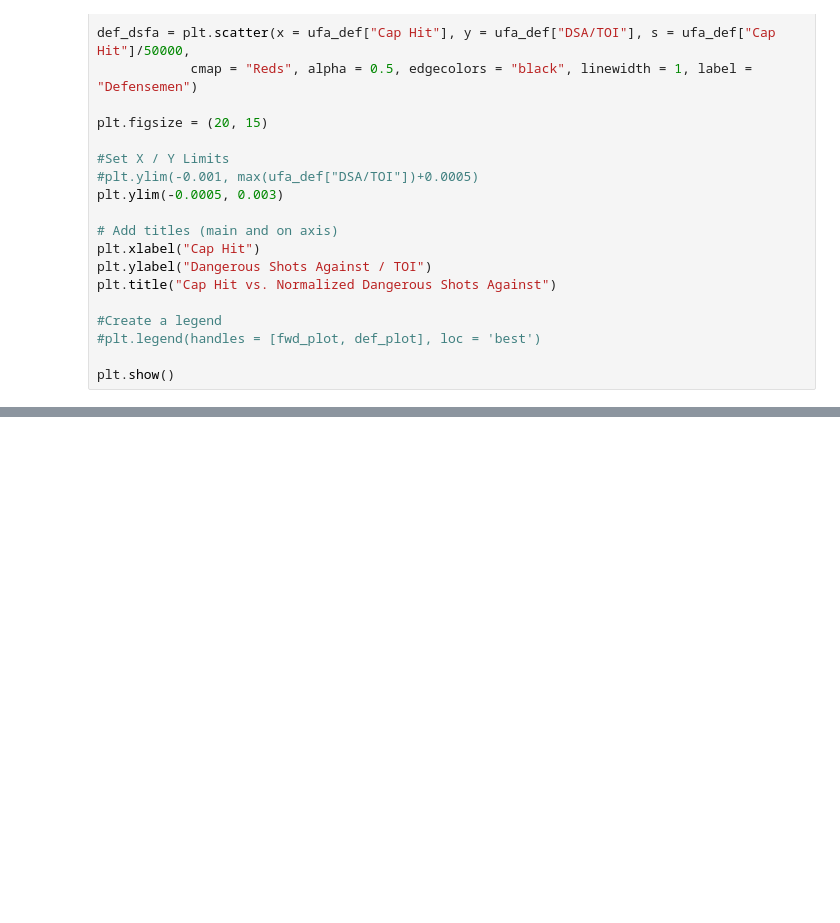
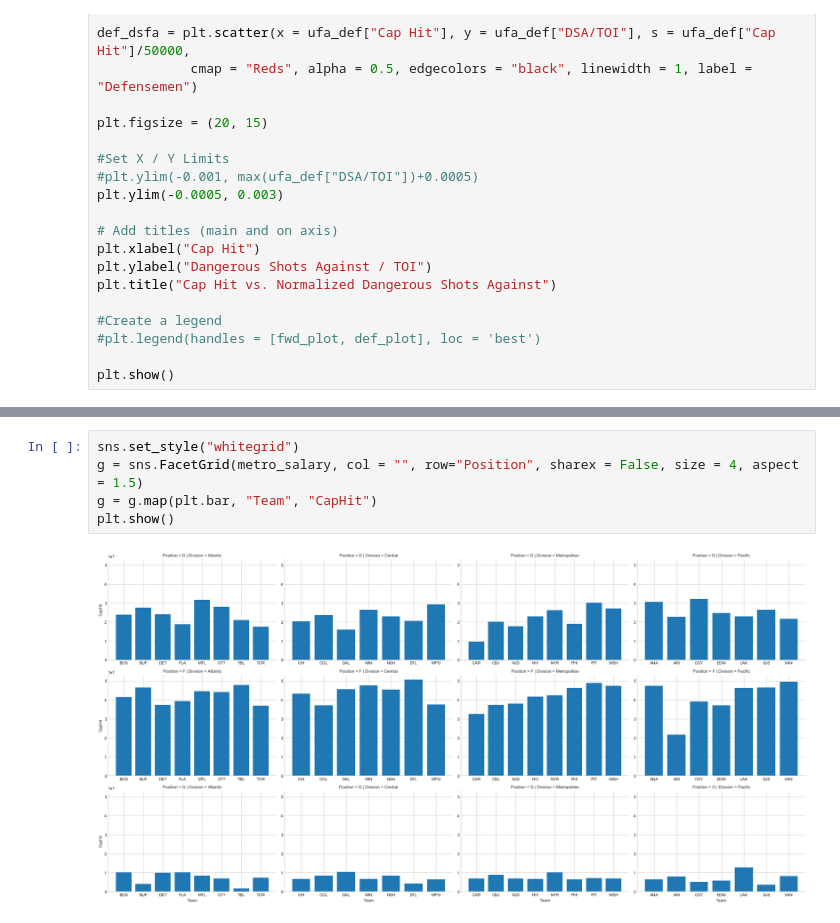
Before and after one commit to cjgargano/UCI-Project-01, a Jupyter notebook: NHL_Data_Analysis.ipynb, the cells around one changed output, grey strips where cells are left out. Cells and saved outputs as stored; diff of their text form; blank space fills up the shorter version.

```diff
--- a/NHL_Data_Analysis.ipynb
+++ b/NHL_Data_Analysis.ipynb
@@ -653,0 +761,7 @@ plt.show()
+# %%
+sns.set_style("whitegrid")
+g = sns.FacetGrid(metro_salary, col = "", row="Position", sharex = False, size = 4, aspect = 1.5)
+g = g.map(plt.bar, "Team", "CapHit")
+plt.show()
+# %% [output]
+[figure, added]
```
Also changed, not shown: parts of 9 cells of this notebook, 3 other files.
